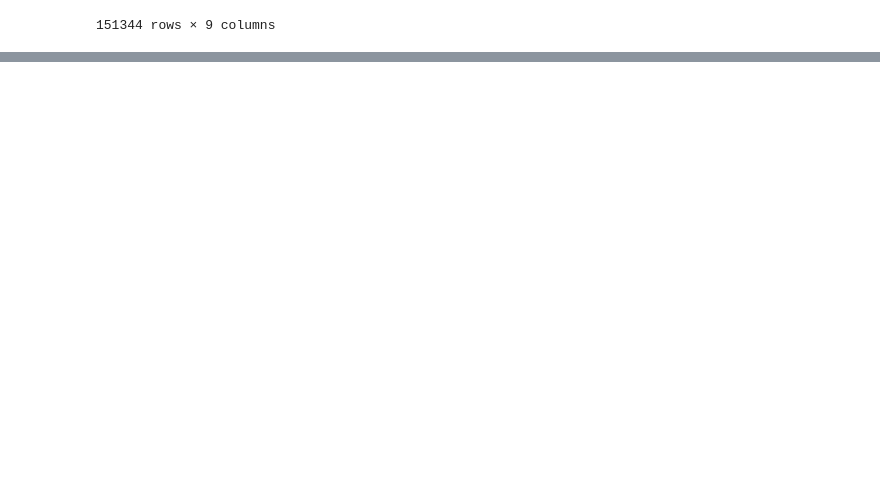
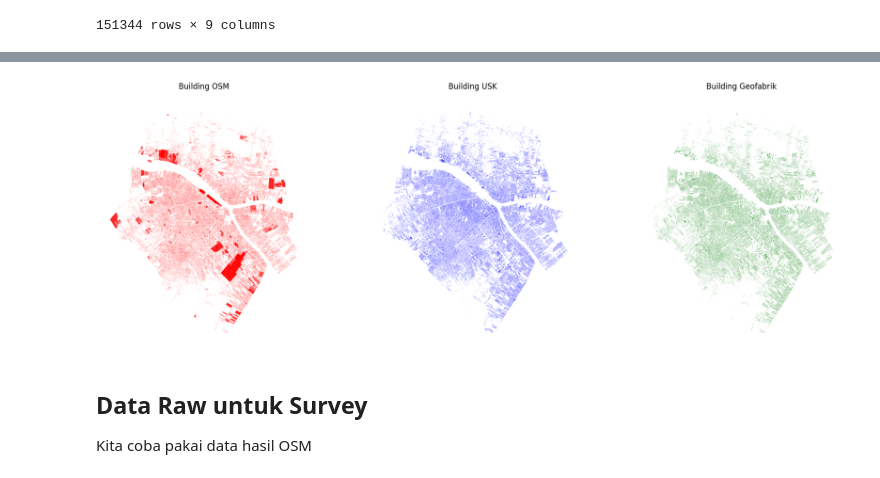
Before and after one commit to alzimna/ara, a Jupyter notebook: Code/ara_team_project.ipynb, the cells around one changed output, grey strips where cells are left out. Cells and saved outputs as stored; diff of their text form; code cells hidden in the pictures; blank space fills up the shorter version.

```diff
--- a/Code/ara_team_project.ipynb
+++ b/Code/ara_team_project.ipynb
@@ -529,0 +492,3 @@ building_geofabrik
+# %%
+url = "https://github.com/alzimna/ara/raw/refs/heads/main/Building_OSM/map.osm"
+building_osm = gpd.read_file(url,layer = "multipolygons")
@@ -529,0 +595,24 @@ building_geofabrik
+# %%
+import matplotlib.pyplot as plt
+
+fig, axes = plt.subplots(1, 3, figsize=(18, 6))
+
+building_osm.plot(ax=axes[0], color="red", alpha=0.6)
+axes[0].set_title("Building OSM")
+
+building_usk.plot(ax=axes[1], color="blue", alpha=0.6)
+axes[1].set_title("Building USK")
+
+building_geofabrik.plot(ax=axes[2], color="green", alpha=0.6)
+axes[2].set_title("Building Geofabrik")
+
+for ax in axes:
+    ax.set_axis_off()
+
+plt.tight_layout()
+plt.show()
+# %% [output]
+[figure, added]
+# %% [markdown]
+## Data Raw untuk Survey
+Kita coba pakai data hasil OSM
```
Also changed, not shown: parts of 40 cells of this notebook.
